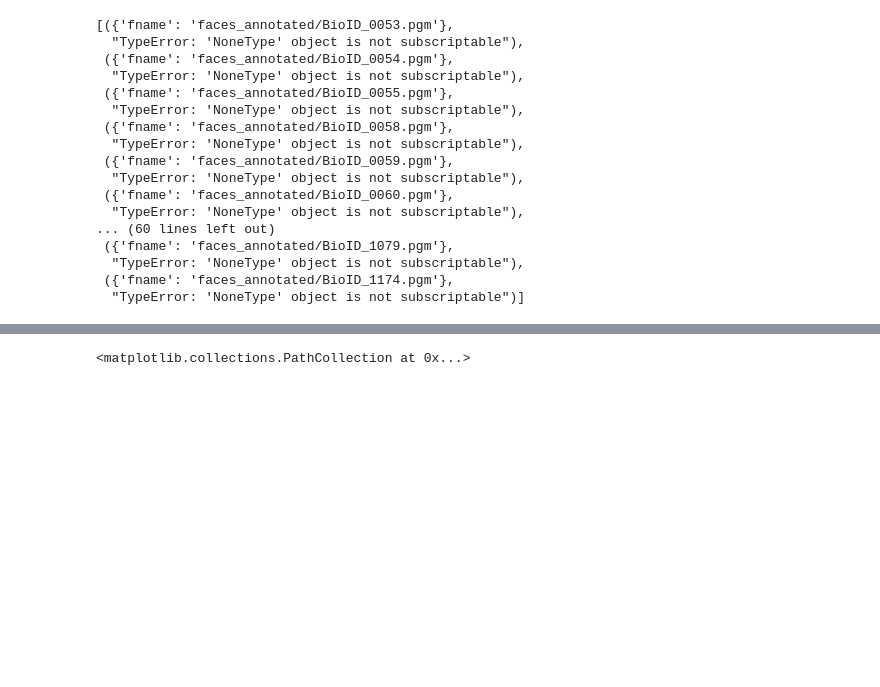
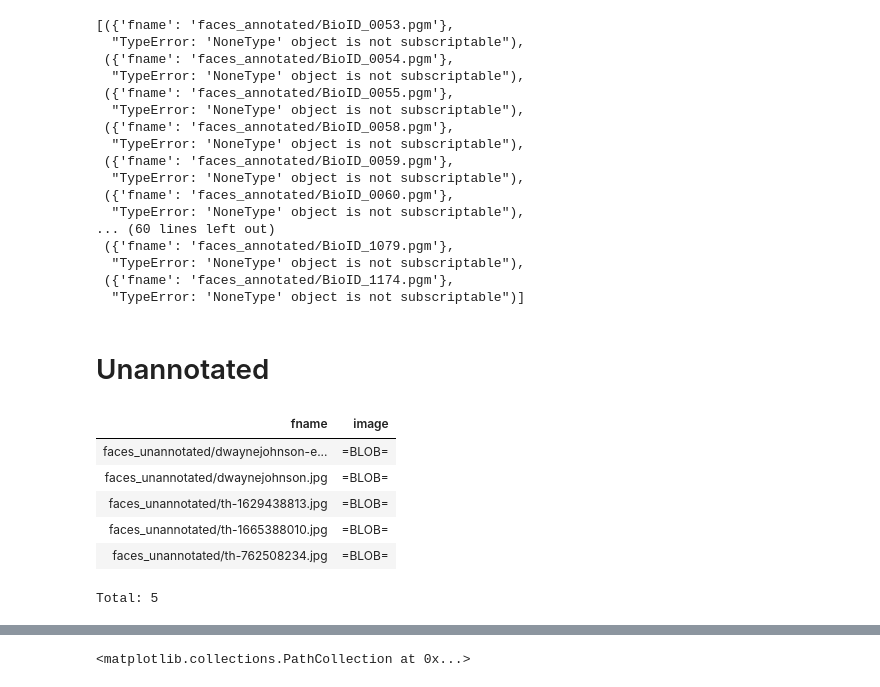
Before and after one commit to peifferjd/NBD-24, a Jupyter notebook: readimages.ipynb, the cells around one changed output, grey strips where cells are left out. Drawn from its saved outputs; the diff is of its cells as text; code cells hidden in the pictures; blank space fills up the shorter version.

```diff
--- a/readimages.ipynb
+++ b/readimages.ipynb
@@ -76,3 +77,5 @@ CroppedDatasetImage.populate(suppress_errors=True)
   "TypeError: 'NoneType' object is not subscriptable"),
  ({'fname': 'faces_annotated/BioID_1174.pgm'},
   "TypeError: 'NoneType' object is not subscriptable")]
+# %% [markdown]
+# Unannotated
@@ -78,0 +91,10 @@ CroppedDatasetImage.populate(suppress_errors=True)
+# %%
+UnannotatedImage()
+# %% [output]
+| fname | image |
+| faces_unannotated/dwaynejohnson-e... | =BLOB= |
+| faces_unannotated/dwaynejohnson.jpg | =BLOB= |
+| faces_unannotated/th-1629438813.jpg | =BLOB= |
+| faces_unannotated/th-1665388010.jpg | =BLOB= |
+| faces_unannotated/th-762508234.jpg | =BLOB= |
+Total: 5
```
Also changed, not shown: parts of 7 cells of this notebook.
